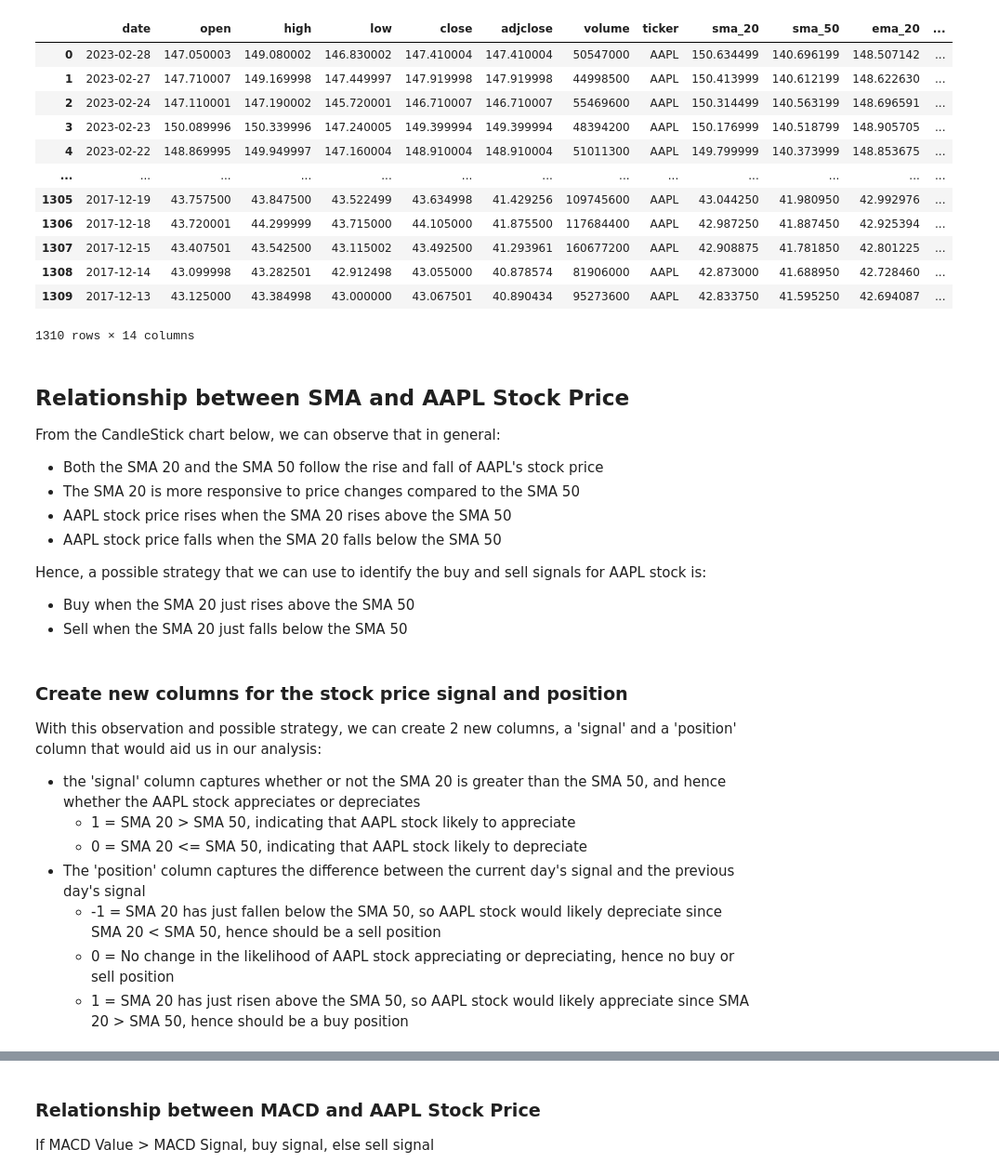
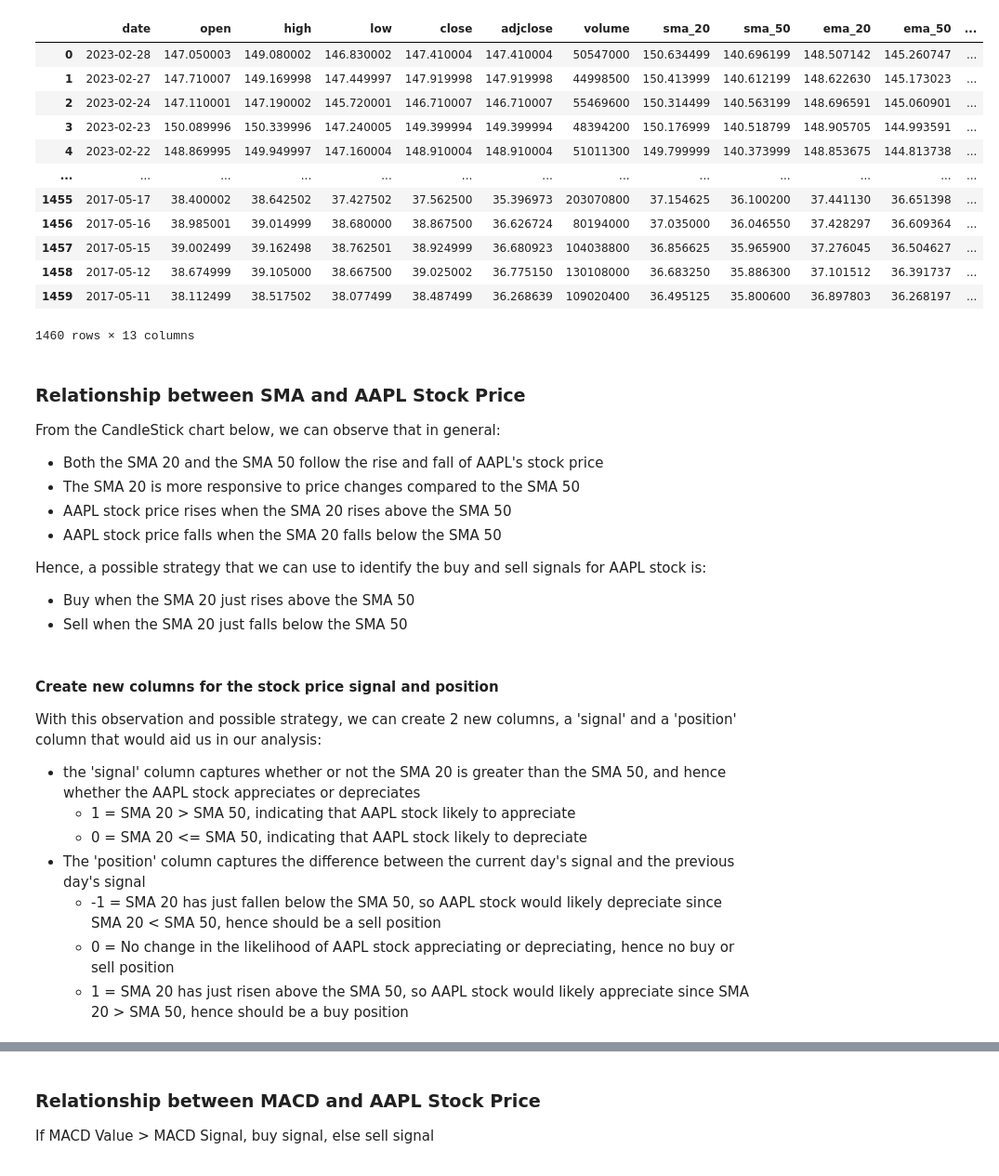
Before and after one commit to CodeLutetium/SC1015-Stock-Predictor, a Jupyter notebook: Playground/tech_indicators.ipynb, the cells around one changed output, grey strips where cells are left out. Shown at 93% size. Saved outputs shown, nothing was run; the diff lists cells and outputs as text; code cells hidden in the pictures.

```diff
--- a/Playground/tech_indicators.ipynb
+++ b/Playground/tech_indicators.ipynb
@@ -20,0 +69,3 @@ For this project, I would be focussing on short term (20 days) to medium term (5
+# %%
+stock_df.drop(columns=['ticker'], inplace=True)
+stock_df
@@ -34,29 +110,28 @@ def getIndicator(indicator, data):
         data['macd_signal'] = data['macd_value'].ewm(span=9).mean()
     return pd.DataFrame(data)
 # %%
-stock_df = sf.get_data(ticker=stock, start_date=start_date, end_date=end_date, index_as_date=False)
 stock_df = getIndicator('sma', stock_df)
 stock_df = getIndicator('ema', stock_df)
 stock_df = getIndicator('macd', stock_df)
-stock_df = stock_df[200:].sort_values(by='date', ascending=False).reset_index(drop=True)
+stock_df = stock_df[50:].sort_values(by='date', ascending=False).reset_index(drop=True)
 stock_df.to_csv('AAPL_historical_data.csv')
 stock_df
 # %% [output]
-|  | date | open | high | low | close | adjclose | volume | ticker | sma_20 | sma_50 | ema_20 | ... |
-| 0 | 2023-02-28 | 147.050003 | 149.080002 | 146.830002 | 147.410004 | 147.410004 | 50547000 | AAPL | 150.634499 | 140.696199 | 148.507142 | ... |
-| 1 | 2023-02-27 | 147.710007 | 149.169998 | 147.449997 | 147.919998 | 147.919998 | 44998500 | AAPL | 150.413999 | 140.612199 | 148.622630 | ... |
-| 2 | 2023-02-24 | 147.110001 | 147.190002 | 145.720001 | 146.710007 | 146.710007 | 55469600 | AAPL | 150.314499 | 140.563199 | 148.696591 | ... |
-| 3 | 2023-02-23 | 150.089996 | 150.339996 | 147.240005 | 149.399994 | 149.399994 | 48394200 | AAPL | 150.176999 | 140.518799 | 148.905705 | ... |
-| 4 | 2023-02-22 | 148.869995 | 149.949997 | 147.160004 | 148.910004 | 148.910004 | 51011300 | AAPL | 149.799999 | 140.373999 | 148.853675 | ... |
+|  | date | open | high | low | close | adjclose | volume | sma_20 | sma_50 | ema_20 | ema_50 | ... |
+| 0 | 2023-02-28 | 147.050003 | 149.080002 | 146.830002 | 147.410004 | 147.410004 | 50547000 | 150.634499 | 140.696199 | 148.507142 | 145.260747 | ... |
+| 1 | 2023-02-27 | 147.710007 | 149.169998 | 147.449997 | 147.919998 | 147.919998 | 44998500 | 150.413999 | 140.612199 | 148.622630 | 145.173023 | ... |
+| 2 | 2023-02-24 | 147.110001 | 147.190002 | 145.720001 | 146.710007 | 146.710007 | 55469600 | 150.314499 | 140.563199 | 148.696591 | 145.060901 | ... |
+| 3 | 2023-02-23 | 150.089996 | 150.339996 | 147.240005 | 149.399994 | 149.399994 | 48394200 | 150.176999 | 140.518799 | 148.905705 | 144.993591 | ... |
+| 4 | 2023-02-22 | 148.869995 | 149.949997 | 147.160004 | 148.910004 | 148.910004 | 51011300 | 149.799999 | 140.373999 | 148.853675 | 144.813738 | ... |
 | ... | ... | ... | ... | ... | ... | ... | ... | ... | ... | ... | ... | ... |
-| 1305 | 2017-12-19 | 43.757500 | 43.847500 | 43.522499 | 43.634998 | 41.429256 | 109745600 | AAPL | 43.044250 | 41.980950 | 42.992976 | ... |
-| 1306 | 2017-12-18 | 43.720001 | 44.299999 | 43.715000 | 44.105000 | 41.875500 | 117684400 | AAPL | 42.987250 | 41.887450 | 42.925394 | ... |
-| 1307 | 2017-12-15 | 43.407501 | 43.542500 | 43.115002 | 43.492500 | 41.293961 | 160677200 | AAPL | 42.908875 | 41.781850 | 42.801225 | ... |
-| 1308 | 2017-12-14 | 43.099998 | 43.282501 | 42.912498 | 43.055000 | 40.878574 | 81906000 | AAPL | 42.873000 | 41.688950 | 42.728460 | ... |
-| 1309 | 2017-12-13 | 43.125000 | 43.384998 | 43.000000 | 43.067501 | 40.890434 | 95273600 | AAPL | 42.833750 | 41.595250 | 42.694087 | ... |
+| 1455 | 2017-05-17 | 38.400002 | 38.642502 | 37.427502 | 37.562500 | 35.396973 | 203070800 | 37.154625 | 36.100200 | 37.441130 | 36.651398 | ... |
+| 1456 | 2017-05-16 | 38.985001 | 39.014999 | 38.680000 | 38.867500 | 36.626724 | 80194000 | 37.035000 | 36.046550 | 37.428297 | 36.609364 | ... |
+| 1457 | 2017-05-15 | 39.002499 | 39.162498 | 38.762501 | 38.924999 | 36.680923 | 104038800 | 36.856625 | 35.965900 | 37.276045 | 36.504627 | ... |
+| 1458 | 2017-05-12 | 38.674999 | 39.105000 | 38.667500 | 39.025002 | 36.775150 | 130108000 | 36.683250 | 35.886300 | 37.101512 | 36.391737 | ... |
+| 1459 | 2017-05-11 | 38.112499 | 38.517502 | 38.077499 | 38.487499 | 36.268639 | 109020400 | 36.495125 | 35.800600 | 36.897803 | 36.268197 | ... |
-1310 rows × 14 columns
+1460 rows × 13 columns
 # %% [markdown]
-## Relationship between SMA and AAPL Stock Price
+### Relationship between SMA and AAPL Stock Price
 From the CandleStick chart below, we can observe that in general:
 - Both the SMA 20 and the SMA 50 follow the rise and fall of AAPL's stock price
 - The SMA 20 is more responsive to price changes compared to the SMA 50
@@ -137,7 +212,7 @@ def plotMACD(data):
 sma_fig = plotMA(stock_df, 'sma')
 sma_fig.show()
 # %% [markdown]
-### Create new columns for the stock price signal and position
+#### Create new columns for the stock price signal and position
 With this observation and possible strategy, we can create 2 new columns, a 'signal' and a 'position' column that would aid us in our analysis:
 - the 'signal' column captures whether or not the SMA 20 is greater than the SMA 50, and hence whether the AAPL stock appreciates or depreciates
     - 1 = SMA 20 > SMA 50, indicating that AAPL stock likely to appreciate
```
Also changed, not shown: parts of 15 cells of this notebook, 1 other file.
